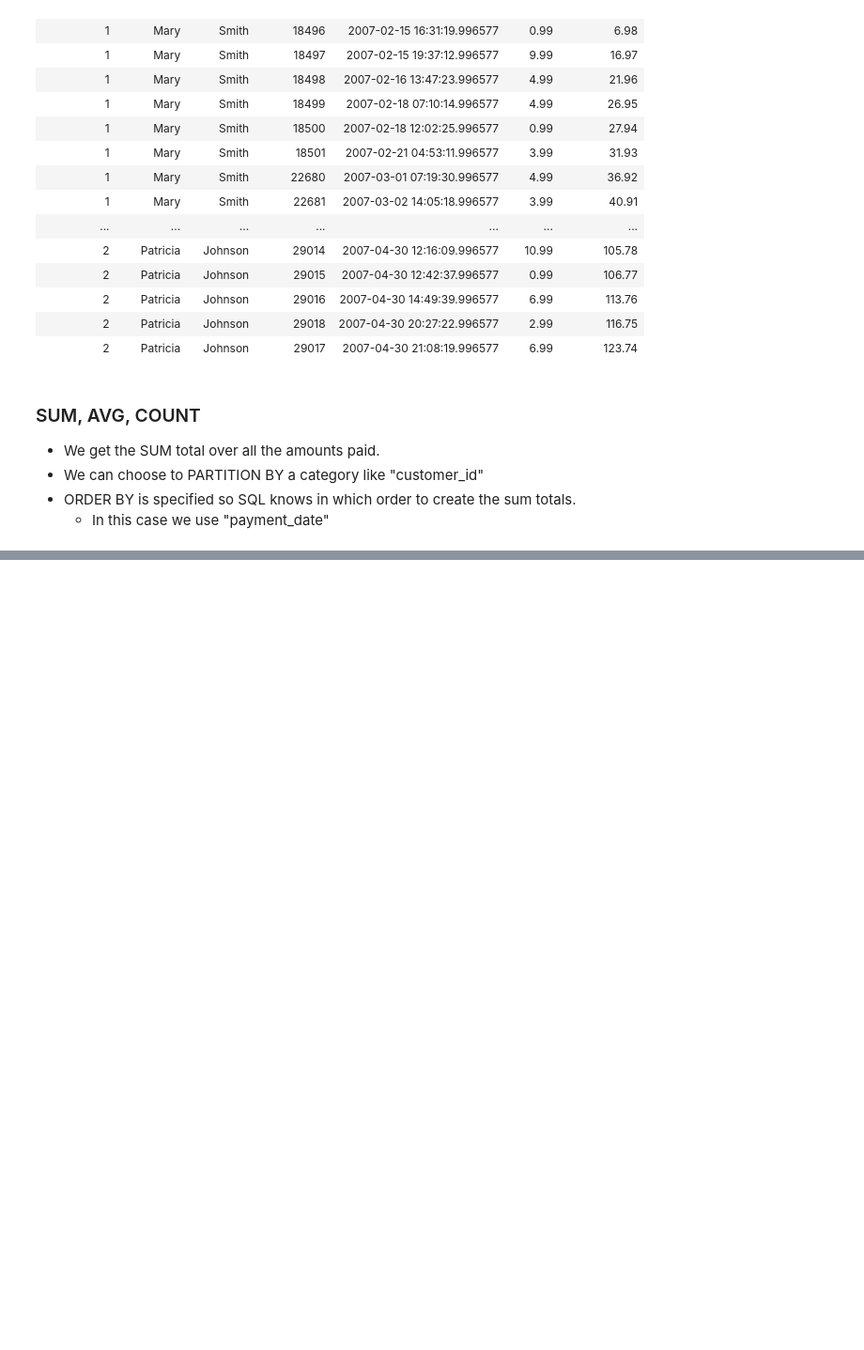
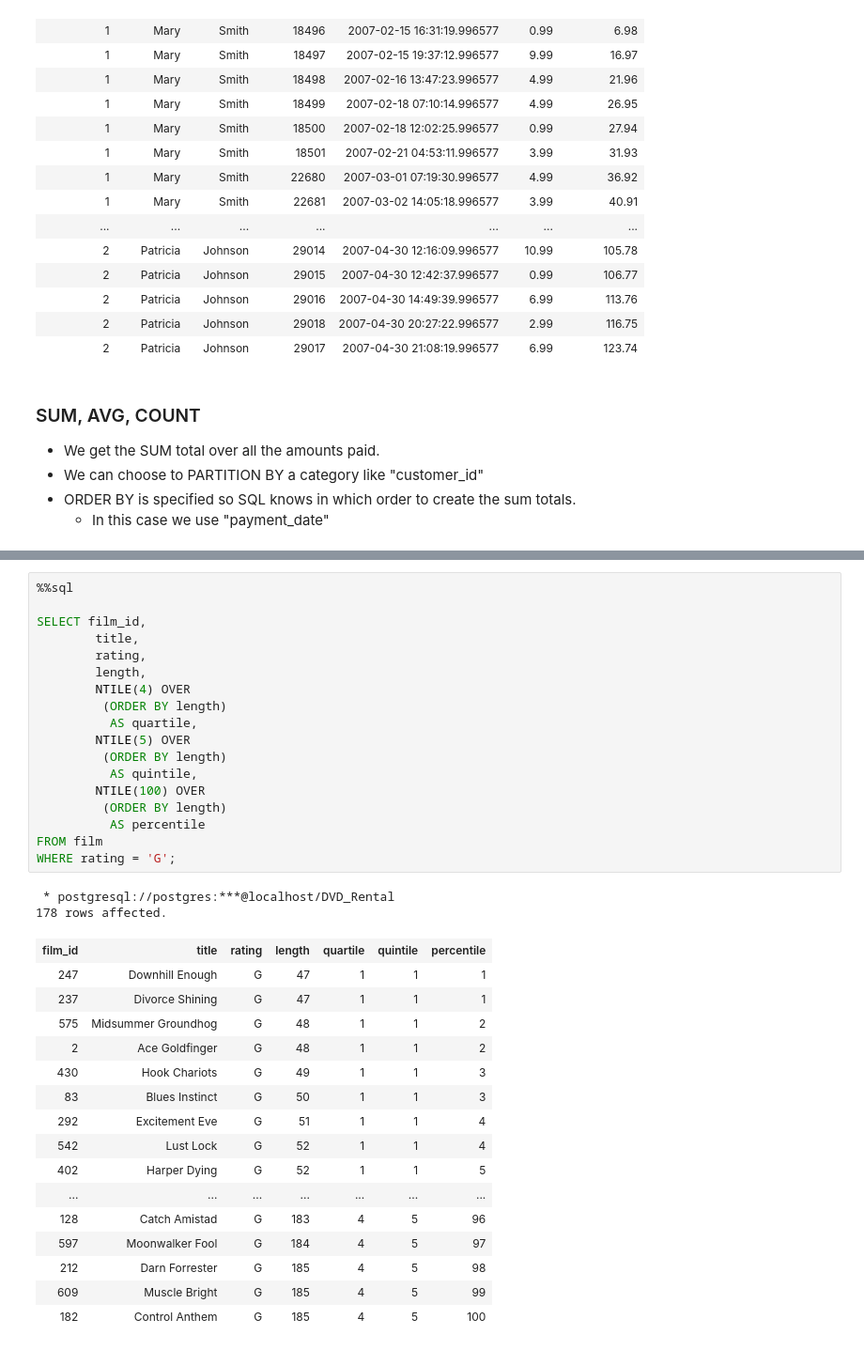
Before and after one commit to OscarKodes/100-Days-of-Data-Projects, a Jupyter notebook: 14-Practice_Advanced_SQL/Practicing Advanced SQL Functions.ipynb, the cells around one changed output, grey strips where cells are left out. Shown at 94% size. Saved outputs shown, nothing was run; the diff lists cells and outputs as text; blank space fills up the shorter version.

```diff
--- a/14-Practice_Advanced_SQL/Practicing Advanced SQL Functions.ipynb
+++ b/14-Practice_Advanced_SQL/Practicing Advanced SQL Functions.ipynb
@@ -152,0 +339,37 @@ WHERE c.customer_id < 3;
+# %%
+%%sql
+
+SELECT film_id,
+        title,
+        rating,
+        length,
+        NTILE(4) OVER
+         (ORDER BY length)
+          AS quartile,
+        NTILE(5) OVER
+         (ORDER BY length)
+          AS quintile,
+        NTILE(100) OVER
+         (ORDER BY length)
+          AS percentile
+FROM film
+WHERE rating = 'G';
+# %% [output]
+ * postgresql://postgres:***@localhost/DVD_Rental
+178 rows affected.
+| film_id | title | rating | length | quartile | quintile | percentile |
+| 247 | Downhill Enough | G | 47 | 1 | 1 | 1 |
+| 237 | Divorce Shining | G | 47 | 1 | 1 | 1 |
+| 575 | Midsummer Groundhog | G | 48 | 1 | 1 | 2 |
+| 2 | Ace Goldfinger | G | 48 | 1 | 1 | 2 |
+| 430 | Hook Chariots | G | 49 | 1 | 1 | 3 |
+| 83 | Blues Instinct | G | 50 | 1 | 1 | 3 |
+| 292 | Excitement Eve | G | 51 | 1 | 1 | 4 |
+| 542 | Lust Lock | G | 52 | 1 | 1 | 4 |
+| 402 | Harper Dying | G | 52 | 1 | 1 | 5 |
+| ... | ... | ... | ... | ... | ... | ... |
+| 128 | Catch Amistad | G | 183 | 4 | 5 | 96 |
+| 597 | Moonwalker Fool | G | 184 | 4 | 5 | 97 |
+| 212 | Darn Forrester | G | 185 | 4 | 5 | 98 |
+| 609 | Muscle Bright | G | 185 | 4 | 5 | 99 |
+| 182 | Control Anthem | G | 185 | 4 | 5 | 100 |
```
Also changed, not shown: parts of 10 cells of this notebook.
